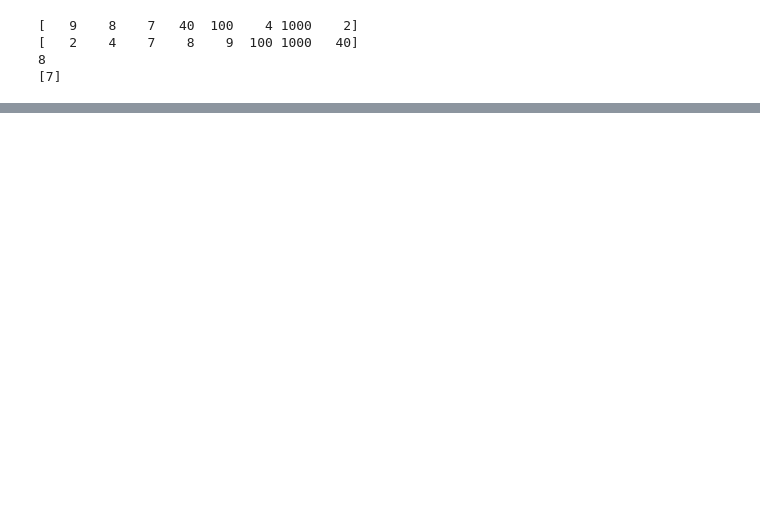
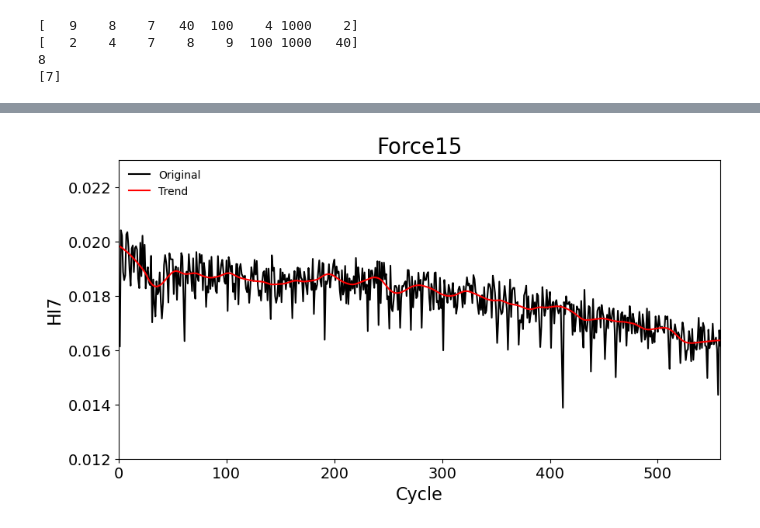
Before and after one commit to moonie1253/AI-study, a Jupyter notebook: paper/Integrated framework for SOH.ipynb, the cells around one changed output, grey strips where cells are left out. Cells and saved outputs as stored; diff of their text form; code cells hidden in the pictures; blank space fills up the shorter version.

```diff
--- a/paper/Integrated framework for SOH.ipynb
+++ b/paper/Integrated framework for SOH.ipynb
@@ -237,0 +283,23 @@ print(t)
+# %%
+import matplotlib as mpl
+mpl.rcParams['xtick.labelsize'] = 14
+mpl.rcParams['ytick.labelsize'] = 14
+
+x= data['Cycle']
+y_origin= data['CVIS (dt)']
+y_trend= fitted_value
+y_max=y.max()
+y_min=y.min()
+y_dat=(y-y_min)/(y_max-y_min)
+plt.figure(figsize=(10,5))
+plt.plot(x, y_origin,'k-', label='Original')
+plt.plot(x,y_trend,'r-',label='Trend')
+plt.legend(loc='upper left',frameon=False)
+plt.title("Force15",fontsize=20)
+plt.xlabel("Cycle",fontsize=16)
+plt.ylabel("HI7",fontsize=16)
+plt.xlim([0,len(x)])
+plt.ylim(0.012,0.023,0.001)
+plt.show()
+# %% [output]
+[figure, added]
```
Also changed, not shown: parts of 38 cells of this notebook, 1 other file.
